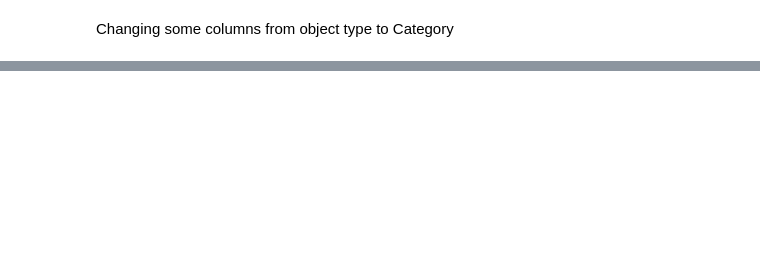
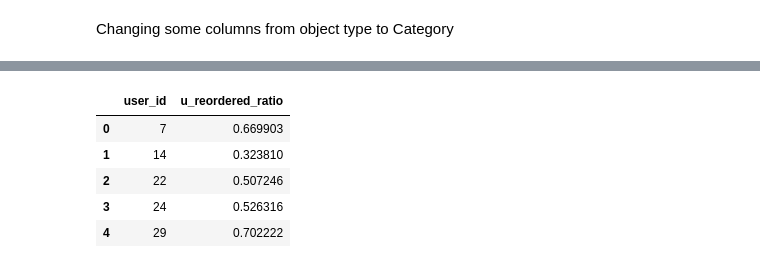
Before and after one commit to AmlanAlok/instacart-2017-project, a Jupyter notebook: Instacart_2017_XGBoost_1.ipynb, the cells around one changed output, grey strips where cells are left out. Saved outputs shown, nothing was run; the diff lists cells and outputs as text; code cells hidden in the pictures; blank space fills up the shorter version.

```diff
--- a/Instacart_2017_XGBoost_1.ipynb
+++ b/Instacart_2017_XGBoost_1.ipynb
@@ -79,0 +109,14 @@ op.head()
+# %%
+# For a given user what is the mean of the reordered column?
+# For a user, what is the ratio of reordered item to total items ordered?
+
+u_reorder = op.groupby('user_id')['reordered'].mean().to_frame('u_reordered_ratio')
+u_reorder = u_reorder.reset_index()
+u_reorder.head()
+# %% [output]
+|  | user_id | u_reordered_ratio |
+| 0 | 7 | 0.669903 |
+| 1 | 14 | 0.323810 |
+| 2 | 22 | 0.507246 |
+| 3 | 24 | 0.526316 |
+| 4 | 29 | 0.702222 |
```
Also changed, not shown: parts of 9 cells of this notebook.
